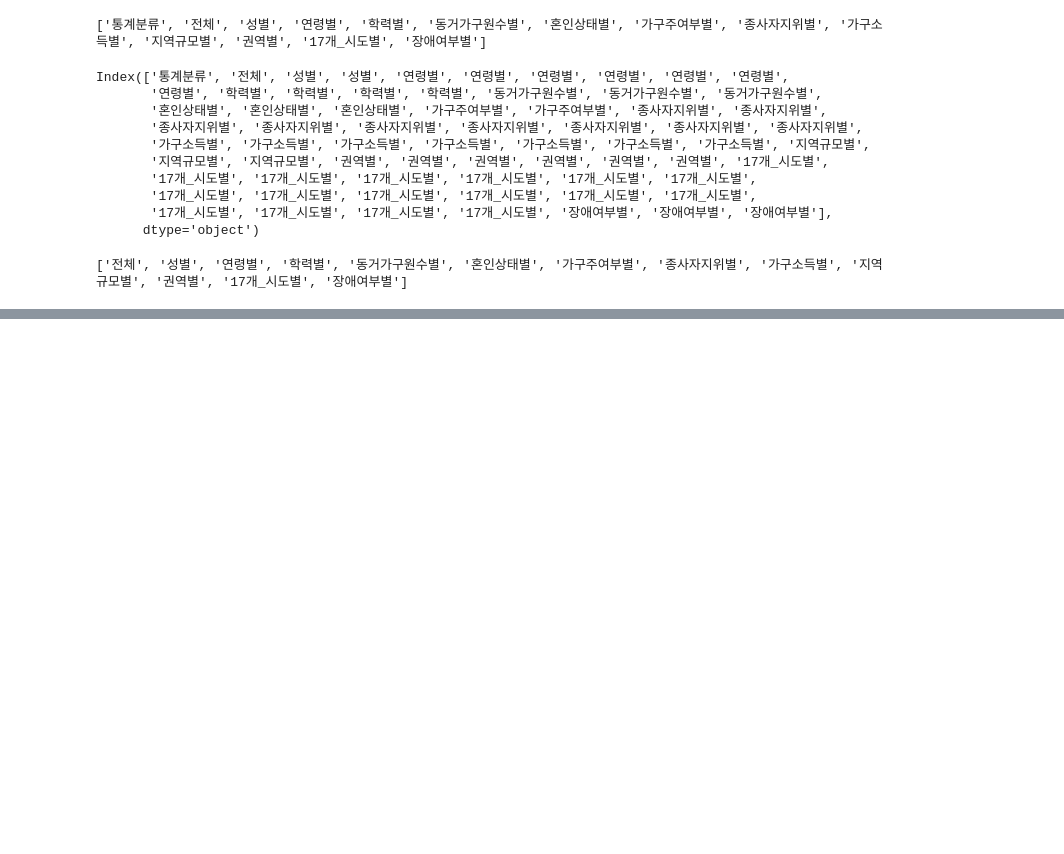
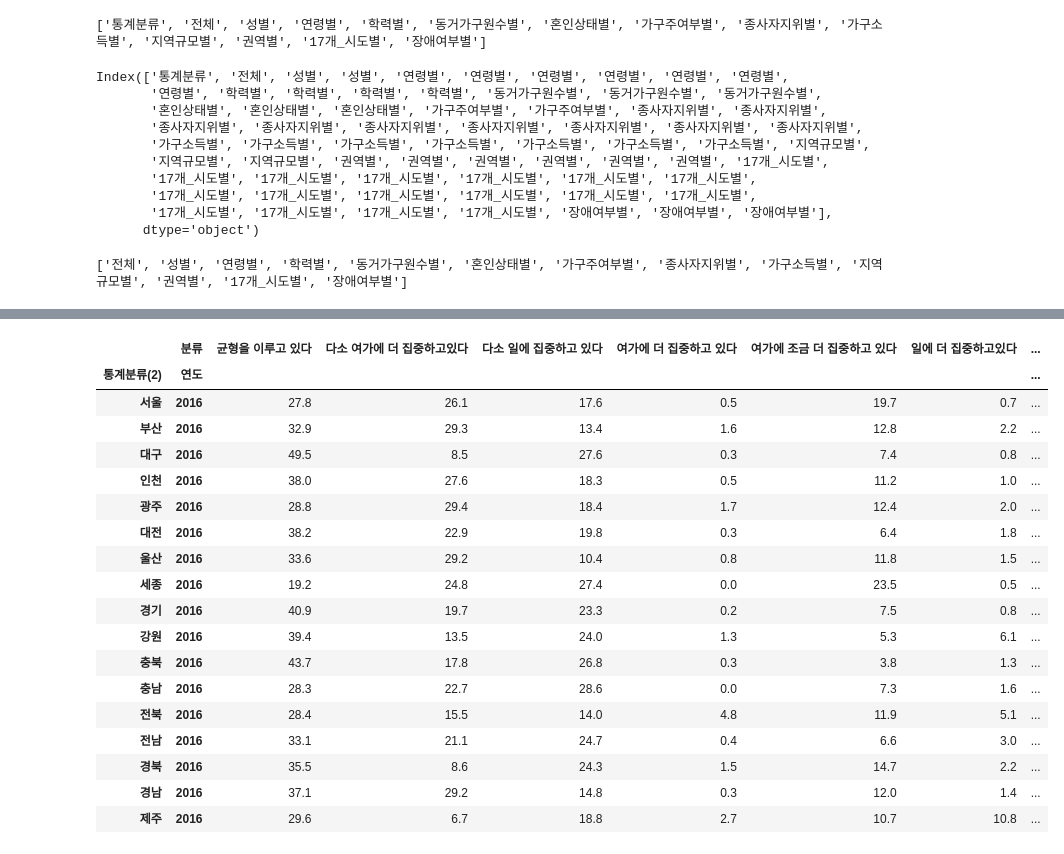
Before and after one commit to nyeokinyeoki/Toy-Projects-with-Tableau, a Jupyter notebook: Side_pro_leis.ipynb, the cells around one changed output, grey strips where cells are left out. Saved outputs shown, nothing was run; the diff lists cells and outputs as text; code cells hidden in the pictures; blank space fills up the shorter version.

```diff
--- a/Side_pro_leis.ipynb
+++ b/Side_pro_leis.ipynb
@@ -105,0 +108,3 @@ leis_가구소득별_2016
+# %%
+leis_17개_시도별_2016_T = leis_17개_시도별_2016.T
+leis_17개_시도별_2016_T.head(10)
@@ -105,0 +125,23 @@ leis_가구소득별_2016
+# %%
+df = leis_17개_시도별_2016_T.stack(level=0)
+pd.DataFrame(df)
+# %% [output]
+|  | 분류 | 균형을 이루고 있다 | 다소 여가에 더 집중하고있다 | 다소 일에 집중하고 있다 | 여가에 더 집중하고 있다 | 여가에 조금 더 집중하고 있다 | 일에 더 집중하고있다 | ... |
+| 통계분류(2) | 연도 |  |  |  |  |  |  | ... |
+| 서울 | 2016 | 27.8 | 26.1 | 17.6 | 0.5 | 19.7 | 0.7 | ... |
+| 부산 | 2016 | 32.9 | 29.3 | 13.4 | 1.6 | 12.8 | 2.2 | ... |
+| 대구 | 2016 | 49.5 | 8.5 | 27.6 | 0.3 | 7.4 | 0.8 | ... |
+| 인천 | 2016 | 38.0 | 27.6 | 18.3 | 0.5 | 11.2 | 1.0 | ... |
+| 광주 | 2016 | 28.8 | 29.4 | 18.4 | 1.7 | 12.4 | 2.0 | ... |
+| 대전 | 2016 | 38.2 | 22.9 | 19.8 | 0.3 | 6.4 | 1.8 | ... |
+| 울산 | 2016 | 33.6 | 29.2 | 10.4 | 0.8 | 11.8 | 1.5 | ... |
+| 세종 | 2016 | 19.2 | 24.8 | 27.4 | 0.0 | 23.5 | 0.5 | ... |
+| 경기 | 2016 | 40.9 | 19.7 | 23.3 | 0.2 | 7.5 | 0.8 | ... |
+| 강원 | 2016 | 39.4 | 13.5 | 24.0 | 1.3 | 5.3 | 6.1 | ... |
+| 충북 | 2016 | 43.7 | 17.8 | 26.8 | 0.3 | 3.8 | 1.3 | ... |
+| 충남 | 2016 | 28.3 | 22.7 | 28.6 | 0.0 | 7.3 | 1.6 | ... |
+| 전북 | 2016 | 28.4 | 15.5 | 14.0 | 4.8 | 11.9 | 5.1 | ... |
+| 전남 | 2016 | 33.1 | 21.1 | 24.7 | 0.4 | 6.6 | 3.0 | ... |
+| 경북 | 2016 | 35.5 | 8.6 | 24.3 | 1.5 | 14.7 | 2.2 | ... |
+| 경남 | 2016 | 37.1 | 29.2 | 14.8 | 0.3 | 12.0 | 1.4 | ... |
+| 제주 | 2016 | 29.6 | 6.7 | 18.8 | 2.7 | 10.7 | 10.8 | ... |
```
Also changed, not shown: parts of 8 cells of this notebook.
